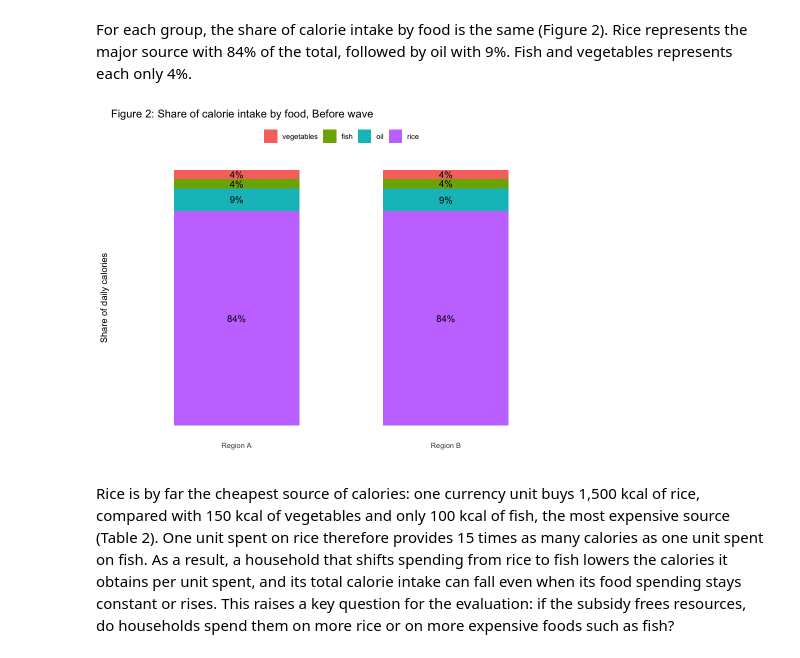
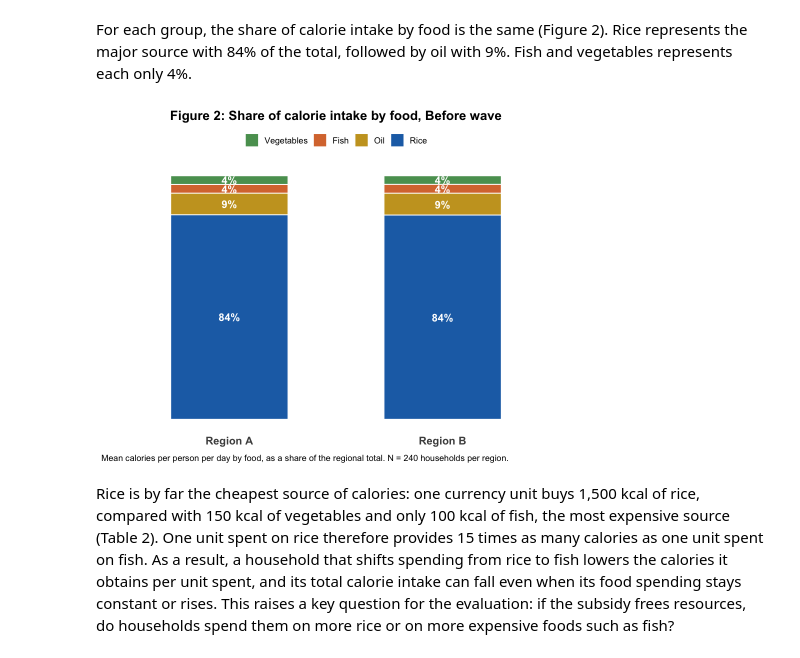
Before and after one commit to drishtikhemlani2306/pau_milan_assignment_1, a Jupyter notebook: assignment1_notebook.ipynb, the cells around one changed output. Saved outputs shown, nothing was run; the diff lists cells and outputs as text; code cells hidden in the pictures.

```diff
--- a/assignment1_notebook.ipynb
+++ b/assignment1_notebook.ipynb
@@ -181,29 +223,36 @@ For each group, the share of calorie intake by food is the same (Figure 2). Rice
 # %%
 options(repr.plot.width = 8, repr.plot.height = 6)
 
 raw_data |>
   filter(wave == "Before") |>
   group_by(region, food) |>
   summarise(kcal = mean(food_caloric_intake), .groups = "drop") |>
   group_by(region) |>
   mutate(share = kcal / sum(kcal),
          region = paste("Region", region)) |>
   ungroup() |>
-  mutate(food = fct_reorder(food, share)) |>
+  mutate(food = fct_reorder(str_to_title(food), share)) |>
   ggplot(aes(region, share, fill = food)) +
-  geom_col(width = 0.6) +
-  geom_text(aes(label = scales::percent(share, accuracy = 1)),
-            position = position_stack(vjust = 0.5), size = 4) +
-  #scale_y_continuous(labels = scales::percent(share, accuracy = 1)) +
+  geom_col(width = 0.55, colour = "white", linewidth = 0.5) +
+  geom_text(aes(label = if_else(share >= 0.03, scales::percent(share, accuracy = 1), "")),
+            position = position_stack(vjust = 0.5),
+            colour = "white", fontface = "bold", size = 4.5) +
+  scale_fill_manual(values = c(Rice       = "#1f6fb4",
+                               Oil        = "#c9a227",
+                               Fish       = "#d9773b",
+                               Vegetables = "#5a9e5f")) +
   labs(title = "Figure 2: Share of calorie intake by food, Before wave",
-       x = NULL, y = "Share of daily calories", fill = NULL,
-       caption = "") +
-  theme_minimal() +
+       x = NULL, y = NULL, fill = NULL,
+       caption = "Mean calories per person per day by food, as a share of the regional total. N = 240 households per region.") +
+  theme_minimal(base_size = 13) +
   theme(legend.position = "top",
         panel.grid = element_blank(),
-        axis.text.y = element_blank())
+        axis.text.y = element_blank(),
+        axis.text.x = element_text(size = 13, face = "bold"),
+        plot.title = element_text(face = "bold", hjust = 0.5),
+        plot.caption = element_text(hjust = 0, vjust = -0.8))
 # %% [output]
-[figure, old version]
+[figure, new version]
 # %% [markdown]
 Rice is by far the cheapest source of calories: one currency unit buys 1,500 kcal of rice, compared with 150 kcal of vegetables and only 100 kcal of fish, the most expensive source (Table 2). One unit spent on rice therefore provides 15 times as many calories as one unit spent on fish. As a result, a household that shifts spending from rice to fish lowers the calories it obtains per unit spent, and its total calorie intake can fall even when its food spending stays constant or rises. This raises a key question for the evaluation: if the subsidy frees resources, do households spend them on more rice or on more expensive foods such as fish?
 # %%
```
Also changed, not shown: parts of 16 cells of this notebook.
